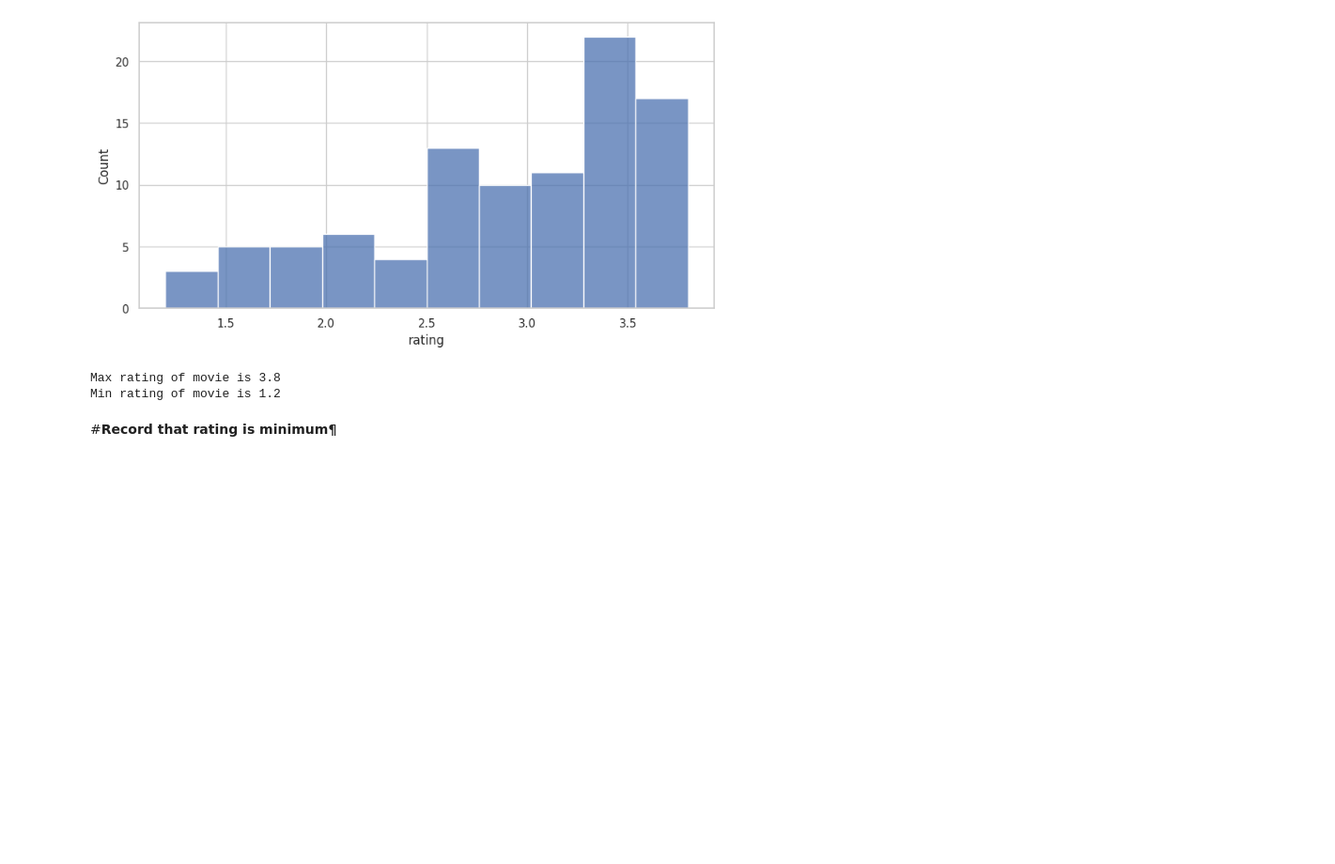
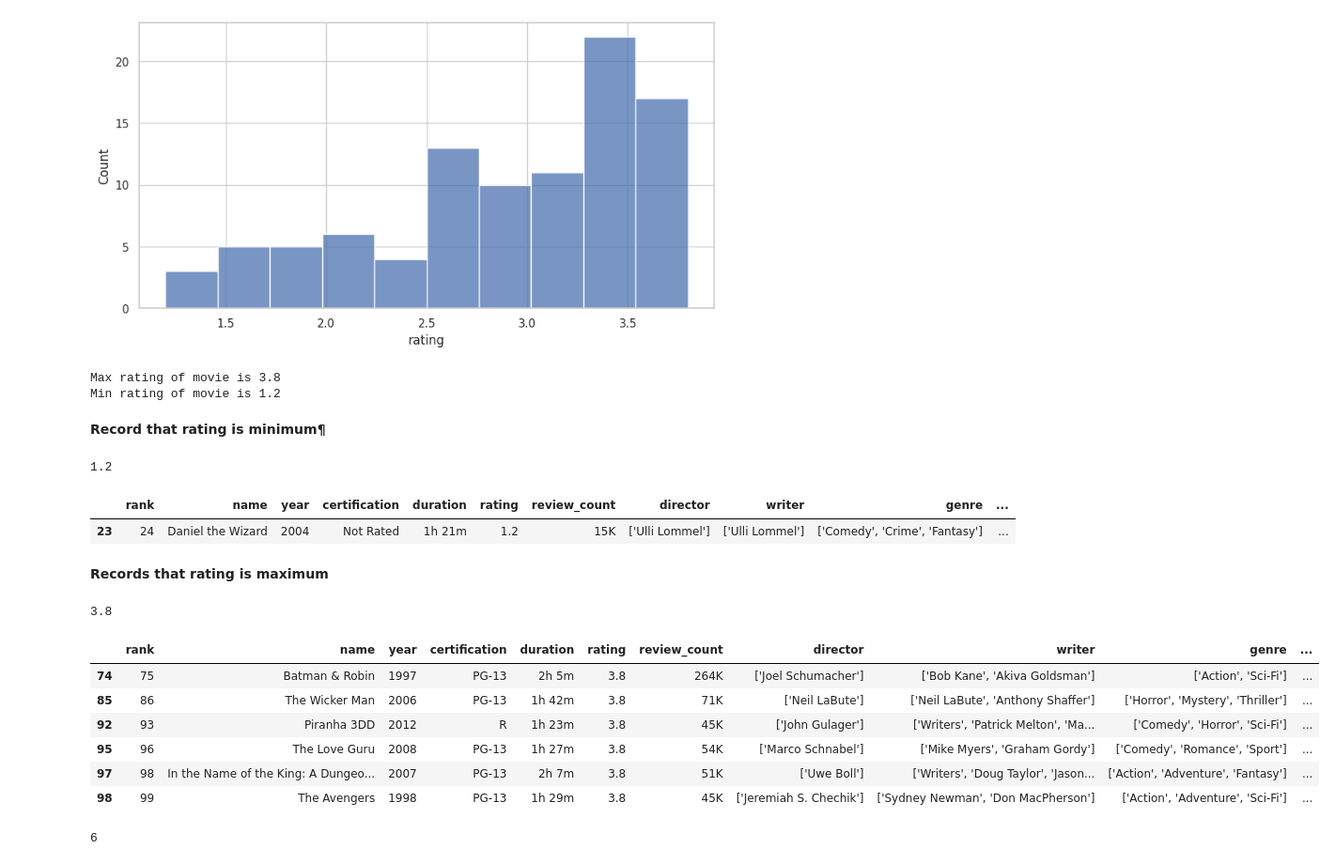
Before and after one commit to fishitmo/Takeobds, a Jupyter notebook: Takeo_Assignment_EDA_IMDb_low_ranked_movies.ipynb, the cells around one changed output. Shown at 94% size. Cells and saved outputs as stored; diff of their text form; code cells hidden in the pictures; blank space fills up the shorter version.

```diff
--- a/Takeo_Assignment_EDA_IMDb_low_ranked_movies.ipynb
+++ b/Takeo_Assignment_EDA_IMDb_low_ranked_movies.ipynb
@@ -295,4 +295,33 @@ print(f'Min rating of movie is {df.rating.min()}')
 Max rating of movie is 3.8
 Min rating of movie is 1.2
 # %% [markdown]
-#**Record that rating is minimum¶**
+**Record that rating is minimum¶**
+# %%
+df.rating.min()
+# %% [output]
+1.2
+# %%
+df[df['rating']==df.rating.min()]
+# %% [output]
+|  | rank | name | year | certification | duration | rating | review_count | director | writer | genre | ... |
+| 23 | 24 | Daniel the Wizard | 2004 | Not Rated | 1h 21m | 1.2 | 15K | ['Ulli Lommel'] | ['Ulli Lommel'] | ['Comedy', 'Crime', 'Fantasy'] | ... |
+# %% [markdown]
+**Records that rating is maximum**
+# %%
+df.rating.max()
+# %% [output]
+3.8
+# %%
+df[df['rating']==df.rating.max()]
+# %% [output]
+|  | rank | name | year | certification | duration | rating | review_count | director | writer | genre | ... |
+| 74 | 75 | Batman & Robin | 1997 | PG-13 | 2h 5m | 3.8 | 264K | ['Joel Schumacher'] | ['Bob Kane', 'Akiva Goldsman'] | ['Action', 'Sci-Fi'] | ... |
+| 85 | 86 | The Wicker Man | 2006 | PG-13 | 1h 42m | 3.8 | 71K | ['Neil LaBute'] | ['Neil LaBute', 'Anthony Shaffer'] | ['Horror', 'Mystery', 'Thriller'] | ... |
+| 92 | 93 | Piranha 3DD | 2012 | R | 1h 23m | 3.8 | 45K | ['John Gulager'] | ['Writers', 'Patrick Melton', 'Ma... | ['Comedy', 'Horror', 'Sci-Fi'] | ... |
+| 95 | 96 | The Love Guru | 2008 | PG-13 | 1h 27m | 3.8 | 54K | ['Marco Schnabel'] | ['Mike Myers', 'Graham Gordy'] | ['Comedy', 'Romance', 'Sport'] | ... |
+| 97 | 98 | In the Name of the King: A Dungeo... | 2007 | PG-13 | 2h 7m | 3.8 | 51K | ['Uwe Boll'] | ['Writers', 'Doug Taylor', 'Jason... | ['Action', 'Adventure', 'Fantasy'] | ... |
+| 98 | 99 | The Avengers | 1998 | PG-13 | 1h 29m | 3.8 | 45K | ['Jeremiah S. Chechik'] | ['Sydney Newman', 'Don MacPherson'] | ['Action', 'Adventure', 'Sci-Fi'] | ... |
+# %%
+len(df[df['rating']==df.rating.max()])
+# %% [output]
+6
```
Also changed, not shown: parts of 13 cells of this notebook.
